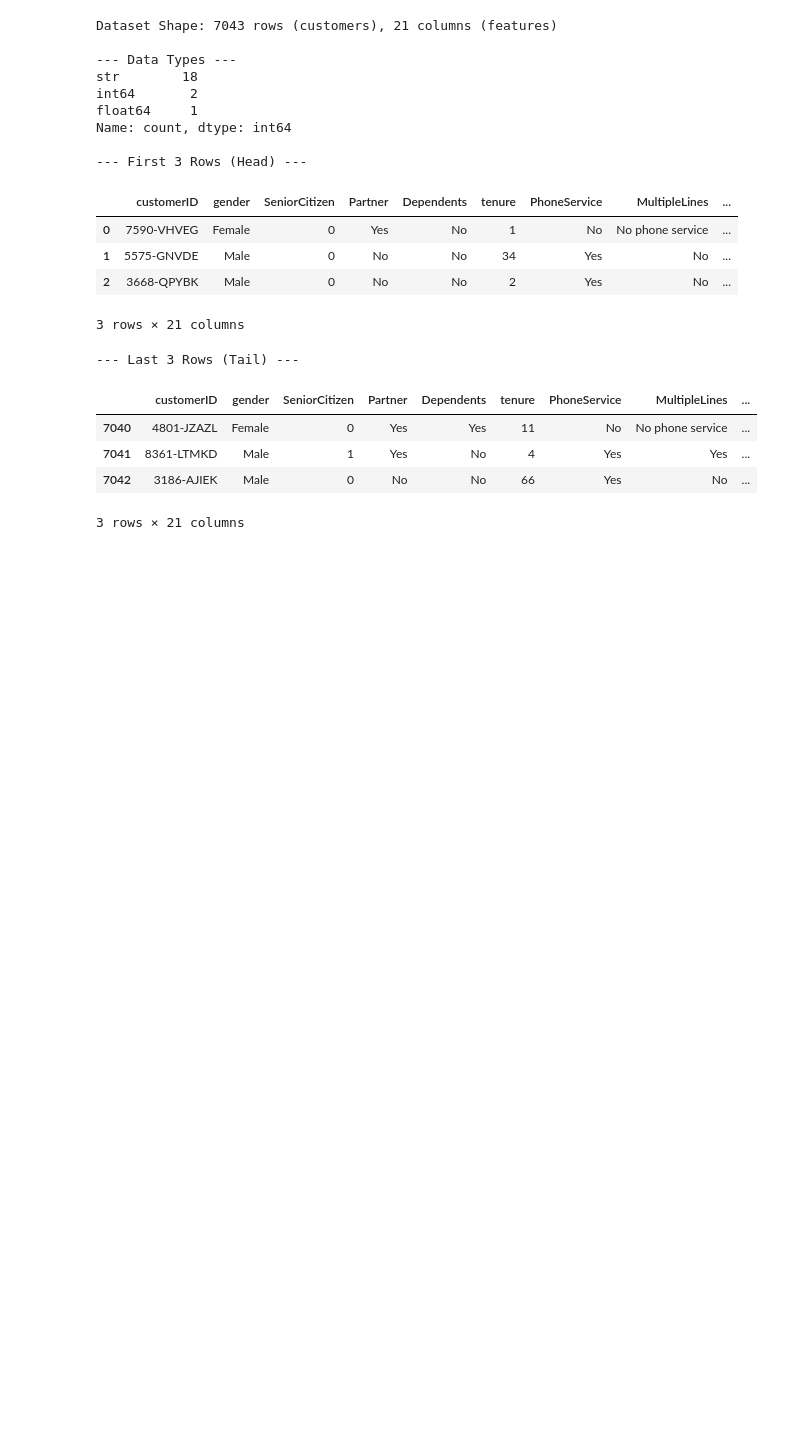
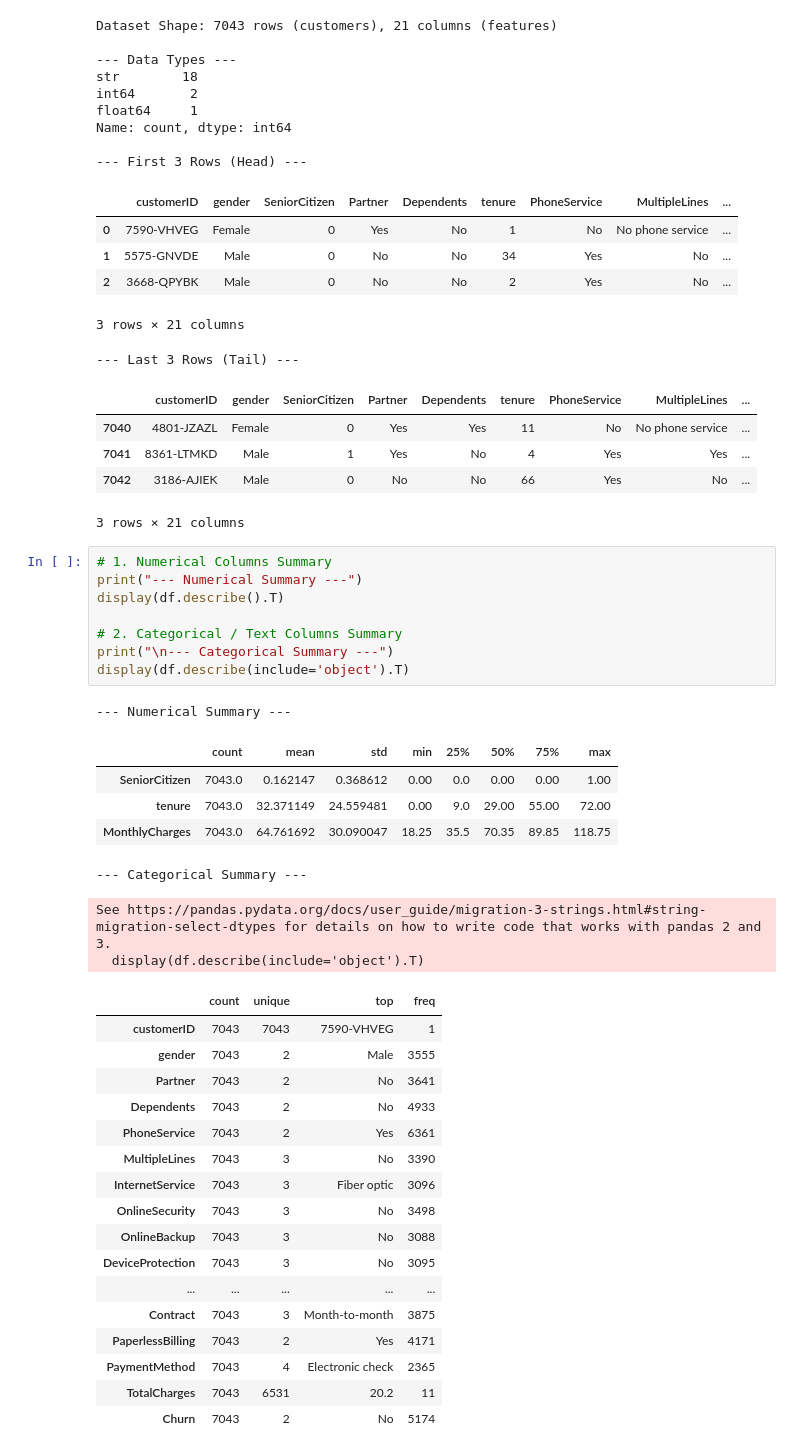
Before and after one commit to kwekumorgan/telco_churn_project, a Jupyter notebook: notebooks/01_data_understanding_and_exploration.ipynb, the cells around one changed output. Drawn from its saved outputs; the diff is of its cells as text; blank space fills up the shorter version.

```diff
--- a/notebooks/01_data_understanding_and_exploration.ipynb
+++ b/notebooks/01_data_understanding_and_exploration.ipynb
@@ -51,3 +51,37 @@ Name: count, dtype: int64
 | 7041 | 8361-LTMKD | Male | 1 | Yes | No | 4 | Yes | Yes | ... |
 | 7042 | 3186-AJIEK | Male | 0 | No | No | 66 | Yes | No | ... |
 3 rows × 21 columns
+# %%
+# 1. Numerical Columns Summary
+print("--- Numerical Summary ---")
+display(df.describe().T)
+
+# 2. Categorical / Text Columns Summary
+print("\n--- Categorical Summary ---")
+display(df.describe(include='object').T)
+# %% [output]
+--- Numerical Summary ---
+|  | count | mean | std | min | 25% | 50% | 75% | max |
+| SeniorCitizen | 7043.0 | 0.162147 | 0.368612 | 0.00 | 0.0 | 0.00 | 0.00 | 1.00 |
+| tenure | 7043.0 | 32.371149 | 24.559481 | 0.00 | 9.0 | 29.00 | 55.00 | 72.00 |
+| MonthlyCharges | 7043.0 | 64.761692 | 30.090047 | 18.25 | 35.5 | 70.35 | 89.85 | 118.75 |
+--- Categorical Summary ---
+See https://pandas.pydata.org/docs/user_guide/migration-3-strings.html#string-migration-select-dtypes for details on how to write code that works with pandas 2 and 3.
+  display(df.describe(include='object').T)
+|  | count | unique | top | freq |
+| customerID | 7043 | 7043 | 7590-VHVEG | 1 |
+| gender | 7043 | 2 | Male | 3555 |
+| Partner | 7043 | 2 | No | 3641 |
+| Dependents | 7043 | 2 | No | 4933 |
+| PhoneService | 7043 | 2 | Yes | 6361 |
+| MultipleLines | 7043 | 3 | No | 3390 |
+| InternetService | 7043 | 3 | Fiber optic | 3096 |
+| OnlineSecurity | 7043 | 3 | No | 3498 |
+| OnlineBackup | 7043 | 3 | No | 3088 |
+| DeviceProtection | 7043 | 3 | No | 3095 |
+| ... | ... | ... | ... | ... |
+| Contract | 7043 | 3 | Month-to-month | 3875 |
+| PaperlessBilling | 7043 | 2 | Yes | 4171 |
+| PaymentMethod | 7043 | 4 | Electronic check | 2365 |
+| TotalCharges | 7043 | 6531 | 20.2 | 11 |
+| Churn | 7043 | 2 | No | 5174 |
```
Also changed, not shown: parts of 1 cell of this notebook.
